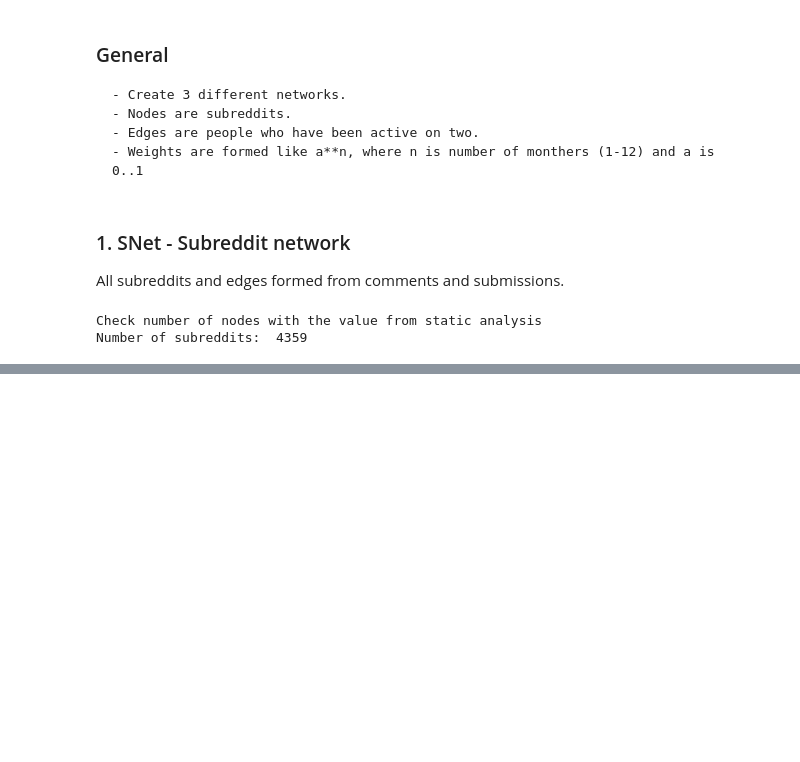
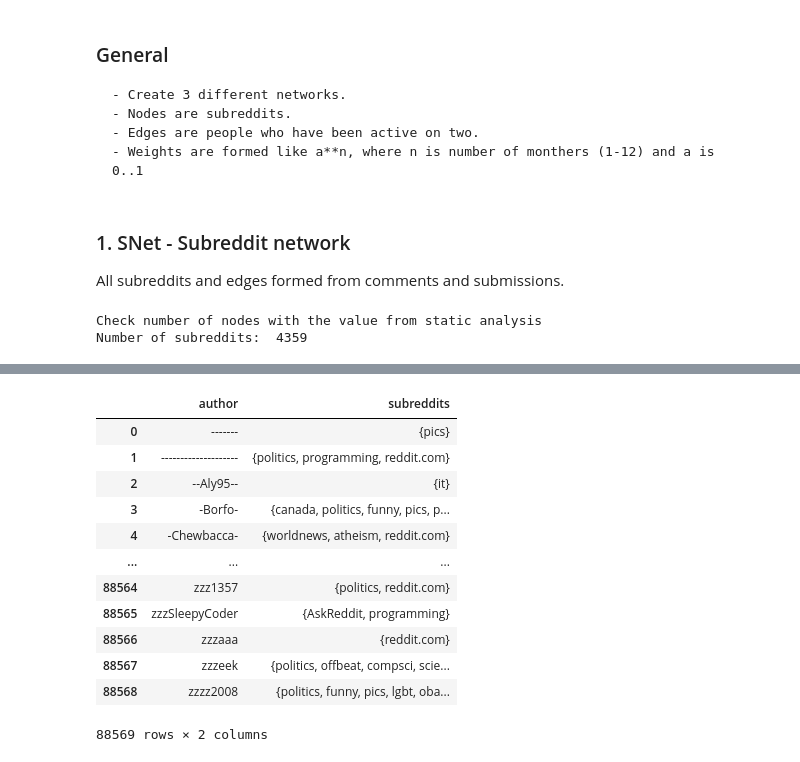
Before and after one commit to milicevicMarko/Reddit2008-Analysis, a Jupyter notebook: Network creation.ipynb, the cells around one changed output, grey strips where cells are left out. Drawn from its saved outputs; the diff is of its cells as text; code cells hidden in the pictures; blank space fills up the shorter version.

```diff
--- a/Network creation.ipynb
+++ b/Network creation.ipynb
@@ -122,0 +110,17 @@ MemoryError: Unable to allocate 3.85 GiB for an array with shape (517084432,) an
+# %%
+comments_author_to_subreddit = comments.groupby("author")["subreddit"].apply(set).reset_index(name='subreddits')
+comments_author_to_subreddit
+# %% [output]
+|  | author | subreddits |
+| 0 | ------- | {pics} |
+| 1 | -------------------- | {politics, programming, reddit.com} |
+| 2 | --Aly95-- | {it} |
+| 3 | -Borfo- | {canada, politics, funny, pics, p... |
+| 4 | -Chewbacca- | {worldnews, atheism, reddit.com} |
+| ... | ... | ... |
+| 88564 | zzz1357 | {politics, reddit.com} |
+| 88565 | zzzSleepyCoder | {AskReddit, programming} |
+| 88566 | zzzaaa | {reddit.com} |
+| 88567 | zzzeek | {politics, offbeat, compsci, scie... |
+| 88568 | zzzz2008 | {politics, funny, pics, lgbt, oba... |
+88569 rows × 2 columns
```
Also changed, not shown: parts of 13 cells of this notebook.
